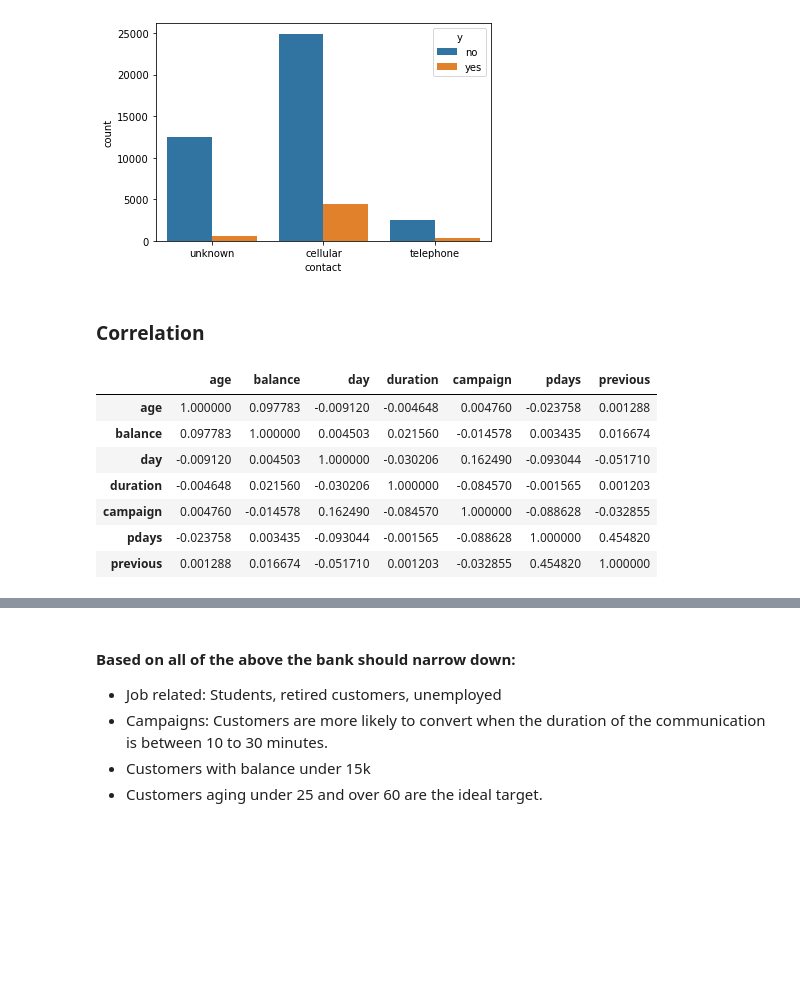
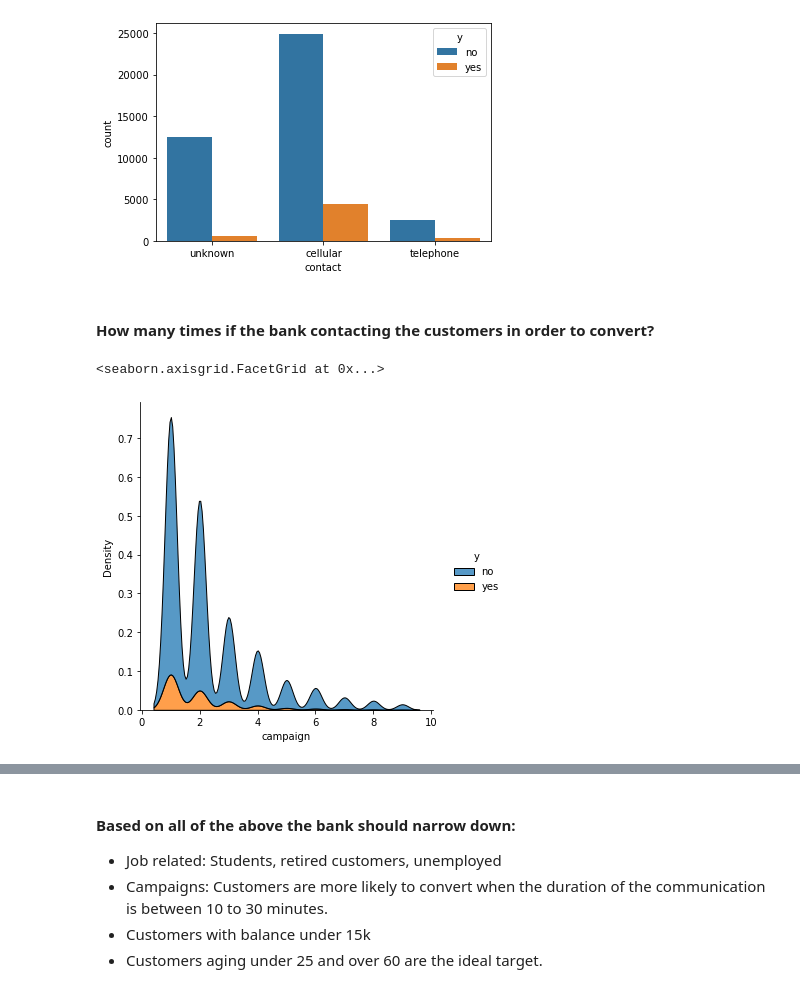
Before and after one commit to andreastgram/ds_banking, a Jupyter notebook: ds_banking.ipynb, the cells around one changed output, grey strips where cells are left out. Cells and saved outputs as stored; diff of their text form; code cells hidden in the pictures; blank space fills up the shorter version.

```diff
--- a/ds_banking.ipynb
+++ b/ds_banking.ipynb
@@ -200,16 +200,10 @@ sns.countplot(x='contact', hue='y', data=df)
 # %% [output]
 <AxesSubplot:xlabel='contact', ylabel='count'>
 [figure]
-# %% [markdown]
-### Correlation
-# %%
-df.corr()
-# %% [output]
-|  | age | balance | day | duration | campaign | pdays | previous |
-| age | 1.000000 | 0.097783 | -0.009120 | -0.004648 | 0.004760 | -0.023758 | 0.001288 |
-| balance | 0.097783 | 1.000000 | 0.004503 | 0.021560 | -0.014578 | 0.003435 | 0.016674 |
-| day | -0.009120 | 0.004503 | 1.000000 | -0.030206 | 0.162490 | -0.093044 | -0.051710 |
-| duration | -0.004648 | 0.021560 | -0.030206 | 1.000000 | -0.084570 | -0.001565 | 0.001203 |
-| campaign | 0.004760 | -0.014578 | 0.162490 | -0.084570 | 1.000000 | -0.088628 | -0.032855 |
-| pdays | -0.023758 | 0.003435 | -0.093044 | -0.001565 | -0.088628 | 1.000000 | 0.454820 |
-| previous | 0.001288 | 0.016674 | -0.051710 | 0.001203 | -0.032855 | 0.454820 | 1.000000 |
+# %% [markdown]
+#### How many times if the bank contacting the customers in order to convert?
+# %%
+sns.displot(df[df['campaign'] < 10], x='campaign', hue='y', multiple='stack', kind='kde' )
+# %% [output]
+<seaborn.axisgrid.FacetGrid at 0x...>
+[figure, added]
```
Also changed, not shown: parts of 8 cells of this notebook.
